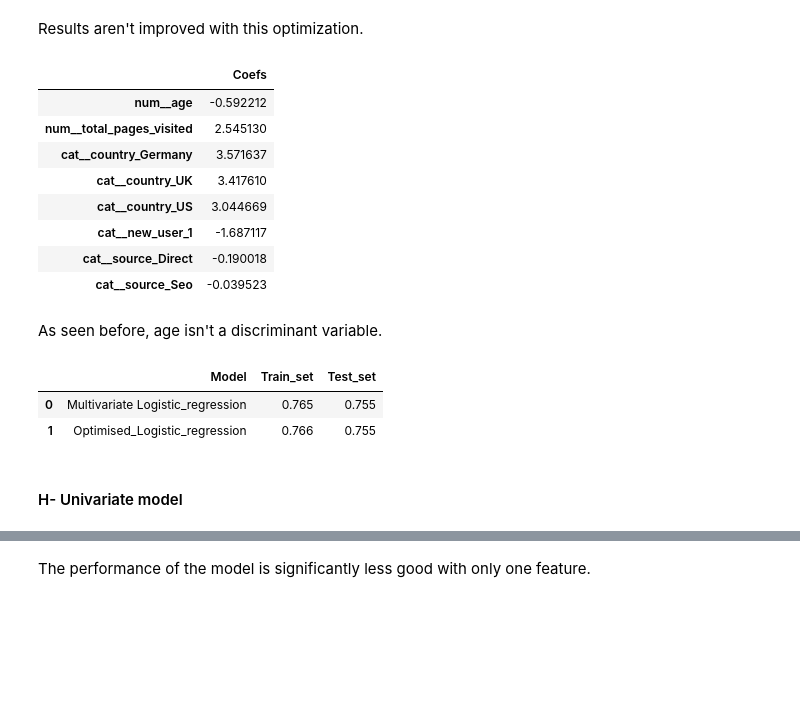
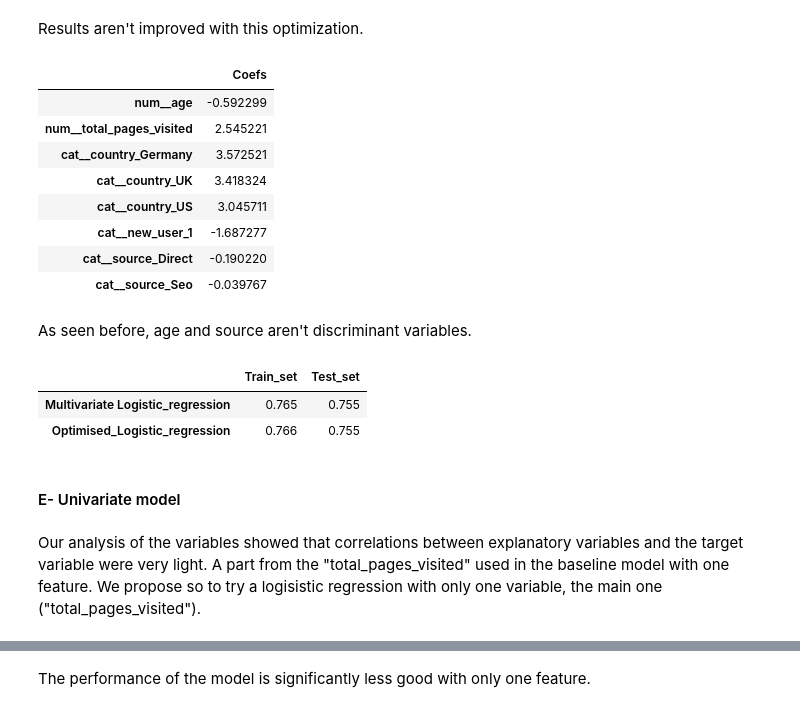
Before and after one commit to sdupland/bloc3_donn-es_structur-es, a Jupyter notebook: projet conversion rate challenge/Conversion_rate_challenge_sndd.ipynb, the cells around one changed output, grey strips where cells are left out. Cells and saved outputs as stored; diff of their text form; code cells hidden in the pictures; blank space fills up the shorter version.

```diff
--- a/projet conversion rate challenge/Conversion_rate_challenge_sndd.ipynb
+++ b/projet conversion rate challenge/Conversion_rate_challenge_sndd.ipynb
@@ -318,8 +359,7 @@ Indeed, according to the matrix confusion on test set above, 227 conversion were
 # %% [markdown]
 #### D- Regularisation and Hyperparameters optimisation
 # %%
-# we used gridsearch with different values of the parameter C (penalty) and a cross validation of 10
-#we set the number of iteration to 1000 (max_iter) and we'll adjust later if needed
+# we set the number of iteration to 1000 (max_iter) and we'll adjust later if needed
 classifier = LogisticRegression(max_iter=1000)
 
 # we used three hyperparameters
@@ -328,11 +368,14 @@ classifier = LogisticRegression(max_iter=1000)
 # penalty = specify the norm of the penalty
 params = {
     "C" : [0.01, 0.1, 0.25, 0.4, 0.6, 0.8],
-    "solver" : ["liblinear","newton-cholesky","lbfgs","newton-cg","sag","saga"],
+    "solver" : ["liblinear","lbfgs","newton-cg","sag","saga"], # we removed "newton-cholesky" as it generates value error with l1
     "penalty" : ["l2","l1","elasticnet"]
 }
 
-# we retain a number of 10 cross validation
-grid = GridSearchCV(classifier, param_grid = params, scoring = "f1", cv=10)
+# we retain a number of 5 cross validation
+grid = GridSearchCV(classifier, # model to use
+                    param_grid = params, # hyperparameters to use
+                    scoring = "f1", # indicates the metric used to evaluate the performance of the model with different hyperparameters
+                    cv=5) # specifies the number of folds for cross-validation. In this case, it's set to 5, meaning the dataset will be split into 5 parts
 grid.fit(X_train, Y_train)
 # %% [output]
@@ -378,30 +422,41 @@ Results aren't improved with this optimization.
 encoded_cols = list(preprocessor.get_feature_names_out(X.columns))
-# %%
-# Analysis of feature importance
-features_analysis = pd.DataFrame(index=encoded_cols, data = grid.best_estimator_.coef_.transpose(), columns=["Coefs"])
-features_analysis
-# %% [output]
-|  | Coefs |
-| num__age | -0.592212 |
-| num__total_pages_visited | 2.545130 |
-| cat__country_Germany | 3.571637 |
-| cat__country_UK | 3.417610 |
-| cat__country_US | 3.044669 |
-| cat__new_user_1 | -1.687117 |
-| cat__source_Direct | -0.190018 |
-| cat__source_Seo | -0.039523 |
+# %%
+# Analysis of feature importance
+# create a dataframe with features name and their coefficients
+features_analysis = pd.DataFrame(index=encoded_cols, # name of features after preprocessing as index
+                                 data = grid.best_estimator_.coef_.transpose(), # coefficient for each feature as values
+                                 columns=["Coefs"]) # column name
+
+# as the number of features isn't significant, we made the choice to show them all
+# we could also retain the absolut value of the coefficient, and sort them by decreasing value (we did that in Part 4)
+features_analysis
+# %% [output]
+|  | Coefs |
+| num__age | -0.592299 |
+| num__total_pages_visited | 2.545221 |
+| cat__country_Germany | 3.572521 |
+| cat__country_UK | 3.418324 |
+| cat__country_US | 3.045711 |
+| cat__new_user_1 | -1.687277 |
+| cat__source_Direct | -0.190220 |
+| cat__source_Seo | -0.039767 |
 # %% [markdown]
-As seen before, age isn't a discriminant variable.
+As seen before, age and source aren't discriminant variables.
 # %%
 # add result to the summary table
-result = pd.DataFrame([["Optimised_Logistic_regression",f1_score(Y_train, Y_train_pred).round(3),f1_score(Y_test, Y_test_pred).round(3)]], columns=['Model','Train_set','Test_set'])
+result = pd.DataFrame({"Train_set" : f1_score(Y_train, Y_train_pred).round(3),
+                       "Test_set" : f1_score(Y_test, Y_test_pred).round(3)},
+                      index=["Optimised_Logistic_regression"])
+model_results = pd.concat([model_results, result])
+model_results
+# %% [output]
+|  | Train_set | Test_set |
+| Multivariate Logistic_regression | 0.765 | 0.755 |
+| Optimised_Logistic_regression | 0.766 | 0.755 |
-# %%
-model_results = pd.concat([model_results, result], ignore_index=True)
-model_results
-# %% [output]
-|  | Model | Train_set | Test_set |
-| 0 | Multivariate Logistic_regression | 0.765 | 0.755 |
-| 1 | Optimised_Logistic_regression | 0.766 | 0.755 |
 # %% [markdown]
-#### H- Univariate model
+#### E- Univariate model
+# %% [markdown]
+Our analysis of the variables showed that correlations between explanatory variables and the target variable were very light.
+A part from the "total_pages_visited" used in the baseline model with one feature.
+We propose so to try a logisistic regression with only one variable, the main one ("total_pages_visited").
 # %%
```
Also changed, not shown: parts of 49 cells of this notebook.
